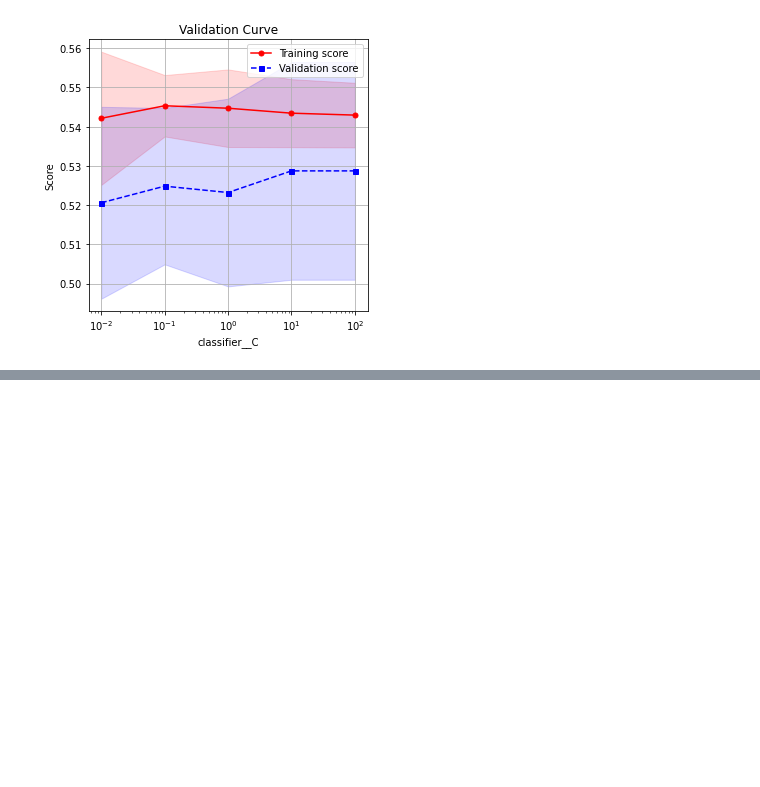
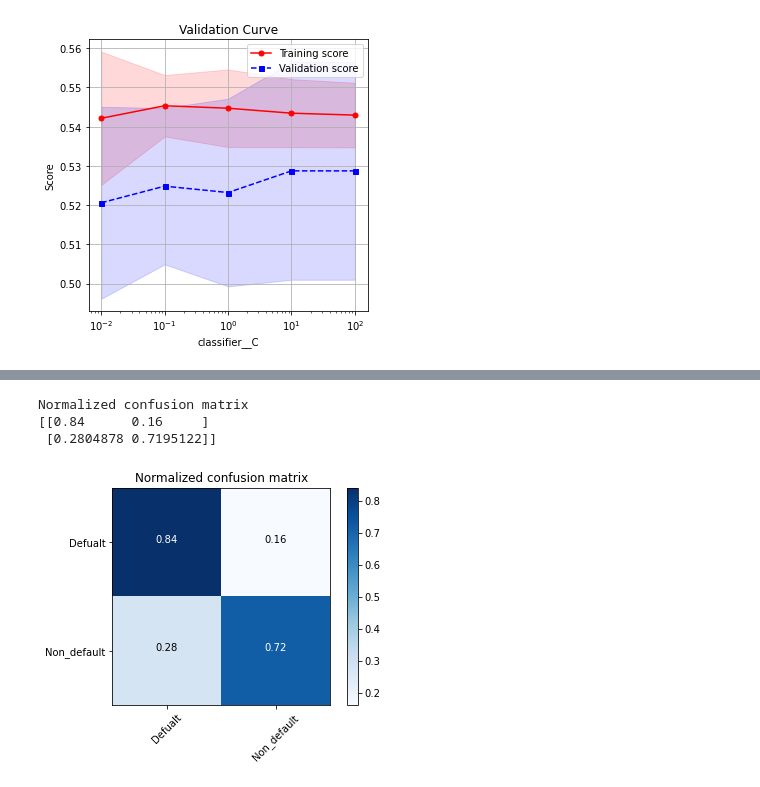
Before and after one commit to KavinduKDWanasekara/CreditMart-Final, a Jupyter notebook: Updated-model/Credit-risk-model/Probability-of-default.ipynb, the cells around one changed output, grey strips where cells are left out. Saved outputs shown, nothing was run; the diff lists cells and outputs as text; code cells hidden in the pictures; blank space fills up the shorter version.

```diff
--- a/Updated-model/Credit-risk-model/Probability-of-default.ipynb
+++ b/Updated-model/Credit-risk-model/Probability-of-default.ipynb
@@ -211,0 +259,9 @@ plot_validation_curve(oversampling_pipeline, X_train, y_train, stratified_cv, ma
+# %%
+plt.figure()
+plot_confusion_matrix(cnf_matrix, classes=['Defualt', 'Non_default'], normalize=True,
+                      title='Normalized confusion matrix')
+# %% [output]
+Normalized confusion matrix
+[[0.84      0.16     ]
+ [0.2804878 0.7195122]]
+[figure, added]
```
Also changed, not shown: parts of 6 cells of this notebook, 2 other files.
